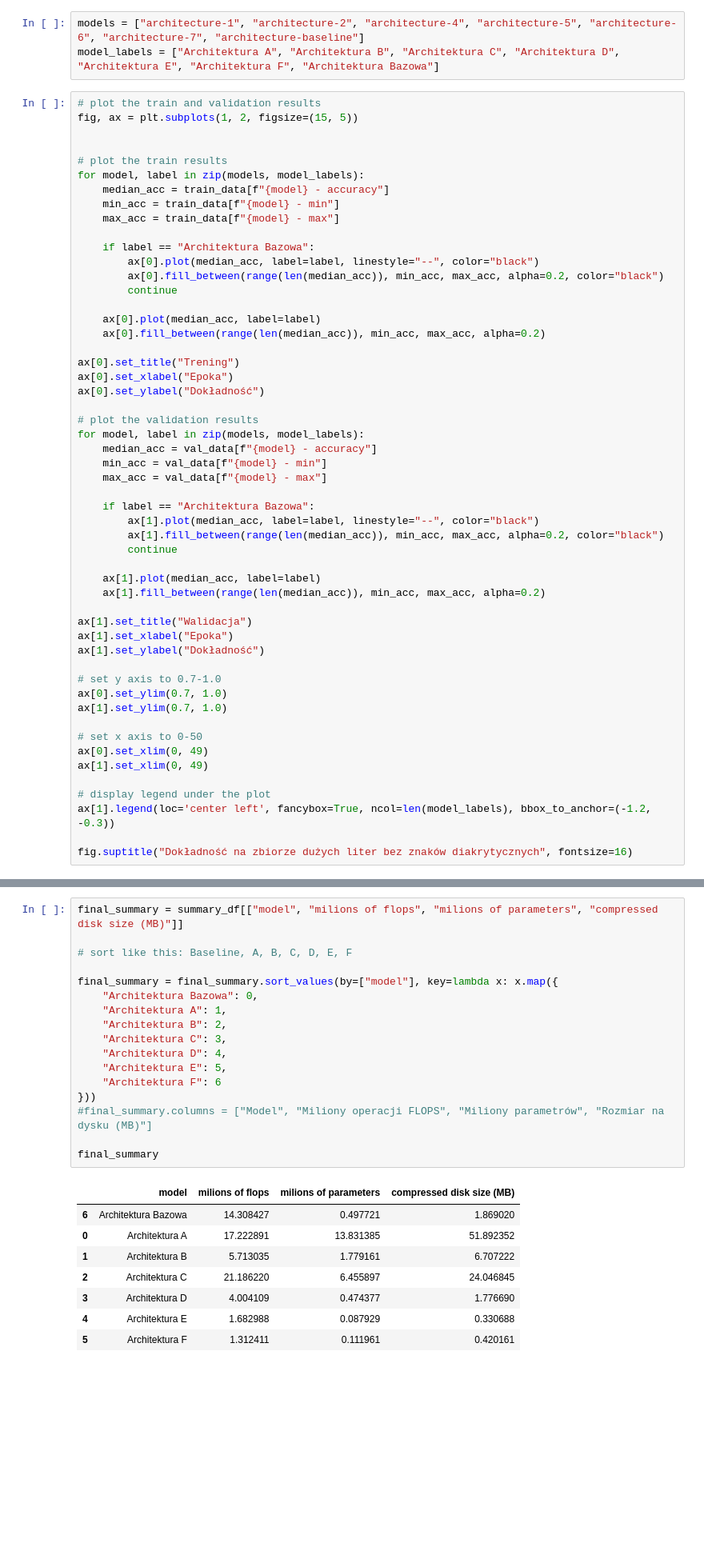
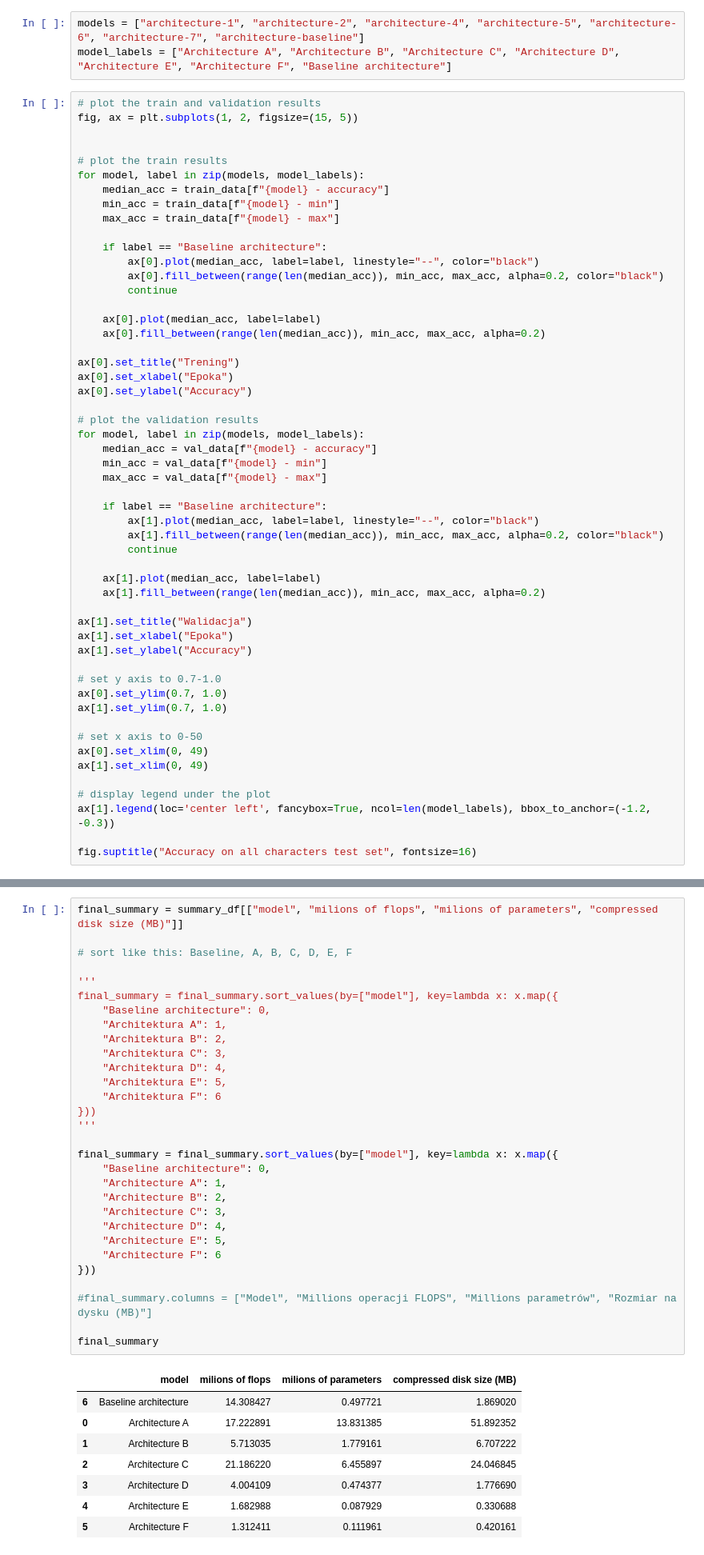
Before and after one commit to WestedCrean/master-thesis, a Jupyter notebook: notebooks/results_analysis/summary_phcd_paper.ipynb, the cells around one changed output, grey strips where cells are left out. Shown at 80% size. Saved outputs shown, nothing was run; the diff lists cells and outputs as text; blank space fills up the shorter version.

```diff
--- a/notebooks/results_analysis/summary_phcd_paper.ipynb
+++ b/notebooks/results_analysis/summary_phcd_paper.ipynb
@@ -40,7 +52,7 @@ train_data.head()
 5 rows × 22 columns
 # %%
 models = ["architecture-1", "architecture-2", "architecture-4", "architecture-5", "architecture-6", "architecture-7", "architecture-baseline"]
-model_labels = ["Architektura A", "Architektura B", "Architektura C", "Architektura D", "Architektura E", "Architektura F", "Architektura Bazowa"]
+model_labels = ["Architecture A", "Architecture B", "Architecture C", "Architecture D", "Architecture E", "Architecture F", "Baseline architecture"]
 # %%
 # plot the train and validation results
 fig, ax = plt.subplots(1, 2, figsize=(15, 5))
@@ -52,7 +64,7 @@ for model, label in zip(models, model_labels):
     min_acc = train_data[f"{model} - min"]
     max_acc = train_data[f"{model} - max"]
 
-    if label == "Architektura Bazowa":
+    if label == "Baseline architecture":
         ax[0].plot(median_acc, label=label, linestyle="--", color="black")
         ax[0].fill_between(range(len(median_acc)), min_acc, max_acc, alpha=0.2, color="black")
         continue
@@ -62,7 +74,7 @@ for model, label in zip(models, model_labels):
 
 ax[0].set_title("Trening")
 ax[0].set_xlabel("Epoka")
-ax[0].set_ylabel("Dokładność")
+ax[0].set_ylabel("Accuracy")
 
 # plot the validation results
 for model, label in zip(models, model_labels):
@@ -70,7 +82,7 @@ for model, label in zip(models, model_labels):
     min_acc = val_data[f"{model} - min"]
     max_acc = val_data[f"{model} - max"]
 
-    if label == "Architektura Bazowa":
+    if label == "Baseline architecture":
         ax[1].plot(median_acc, label=label, linestyle="--", color="black")
         ax[1].fill_between(range(len(median_acc)), min_acc, max_acc, alpha=0.2, color="black")
         continue
@@ -80,7 +92,7 @@ for model, label in zip(models, model_labels):
 
 ax[1].set_title("Walidacja")
 ax[1].set_xlabel("Epoka")
-ax[1].set_ylabel("Dokładność")
+ax[1].set_ylabel("Accuracy")
 
 # set y axis to 0.7-1.0
 ax[0].set_ylim(0.7, 1.0)
@@ -93,5 +105,5 @@ ax[1].set_xlim(0, 49)
 # display legend under the plot
 ax[1].legend(loc='center left', fancybox=True, ncol=len(model_labels), bbox_to_anchor=(-1.2, -0.3))
 
-fig.suptitle("Dokładność na zbiorze dużych liter bez znaków diakrytycznych", fontsize=16)
+fig.suptitle("Accuracy on all characters test set", fontsize=16)
 # %% [output]
@@ -161,29 +174,42 @@ summary_df
 # %%
 final_summary = summary_df[["model", "milions of flops", "milions of parameters", "compressed disk size (MB)"]]
 
 # sort like this: Baseline, A, B, C, D, E, F
 
+'''
 final_summary = final_summary.sort_values(by=["model"], key=lambda x: x.map({
-    "Architektura Bazowa": 0,
+    "Baseline architecture": 0,
     "Architektura A": 1,
     "Architektura B": 2,
     "Architektura C": 3,
     "Architektura D": 4,
     "Architektura E": 5,
     "Architektura F": 6
 }))
-#final_summary.columns = ["Model", "Miliony operacji FLOPS", "Miliony parametrów", "Rozmiar na dysku (MB)"]
+'''
+
+final_summary = final_summary.sort_values(by=["model"], key=lambda x: x.map({
+    "Baseline architecture": 0,
+    "Architecture A": 1,
+    "Architecture B": 2,
+    "Architecture C": 3,
+    "Architecture D": 4,
+    "Architecture E": 5,
+    "Architecture F": 6
+}))
+
+#final_summary.columns = ["Model", "Millions operacji FLOPS", "Millions parametrów", "Rozmiar na dysku (MB)"]
 
 final_summary
 # %% [output]
 |  | model | milions of flops | milions of parameters | compressed disk size (MB) |
-| 6 | Architektura Bazowa | 14.308427 | 0.497721 | 1.869020 |
-| 0 | Architektura A | 17.222891 | 13.831385 | 51.892352 |
-| 1 | Architektura B | 5.713035 | 1.779161 | 6.707222 |
-| 2 | Architektura C | 21.186220 | 6.455897 | 24.046845 |
-| 3 | Architektura D | 4.004109 | 0.474377 | 1.776690 |
-| 4 | Architektura E | 1.682988 | 0.087929 | 0.330688 |
-| 5 | Architektura F | 1.312411 | 0.111961 | 0.420161 |
+| 6 | Baseline architecture | 14.308427 | 0.497721 | 1.869020 |
+| 0 | Architecture A | 17.222891 | 13.831385 | 51.892352 |
+| 1 | Architecture B | 5.713035 | 1.779161 | 6.707222 |
+| 2 | Architecture C | 21.186220 | 6.455897 | 24.046845 |
+| 3 | Architecture D | 4.004109 | 0.474377 | 1.776690 |
+| 4 | Architecture E | 1.682988 | 0.087929 | 0.330688 |
+| 5 | Architecture F | 1.312411 | 0.111961 | 0.420161 |
 # %%
 # generate latex table with 3 decimal places
 
```
Also changed, not shown: parts of 14 cells of this notebook, 52 other files.
